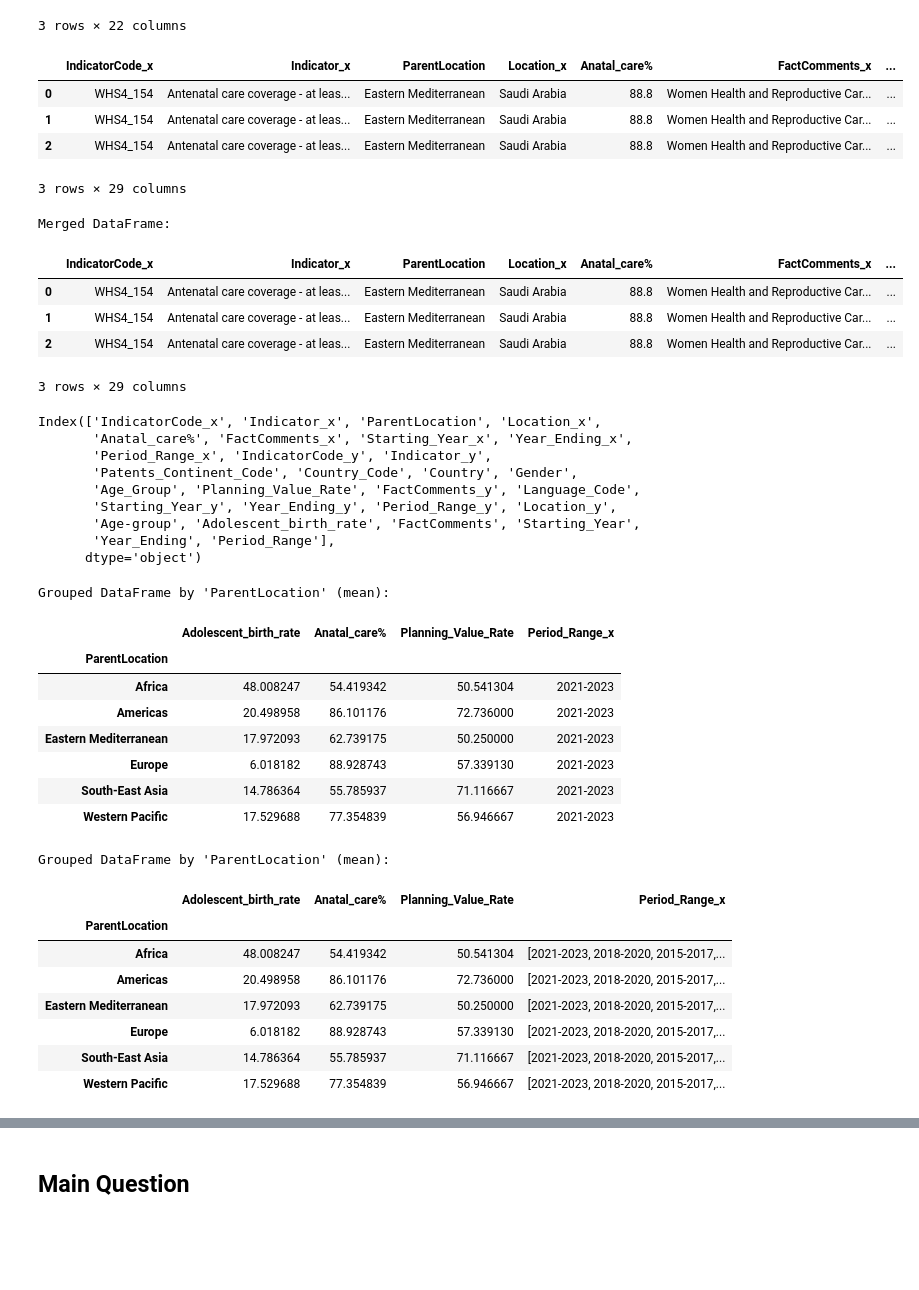
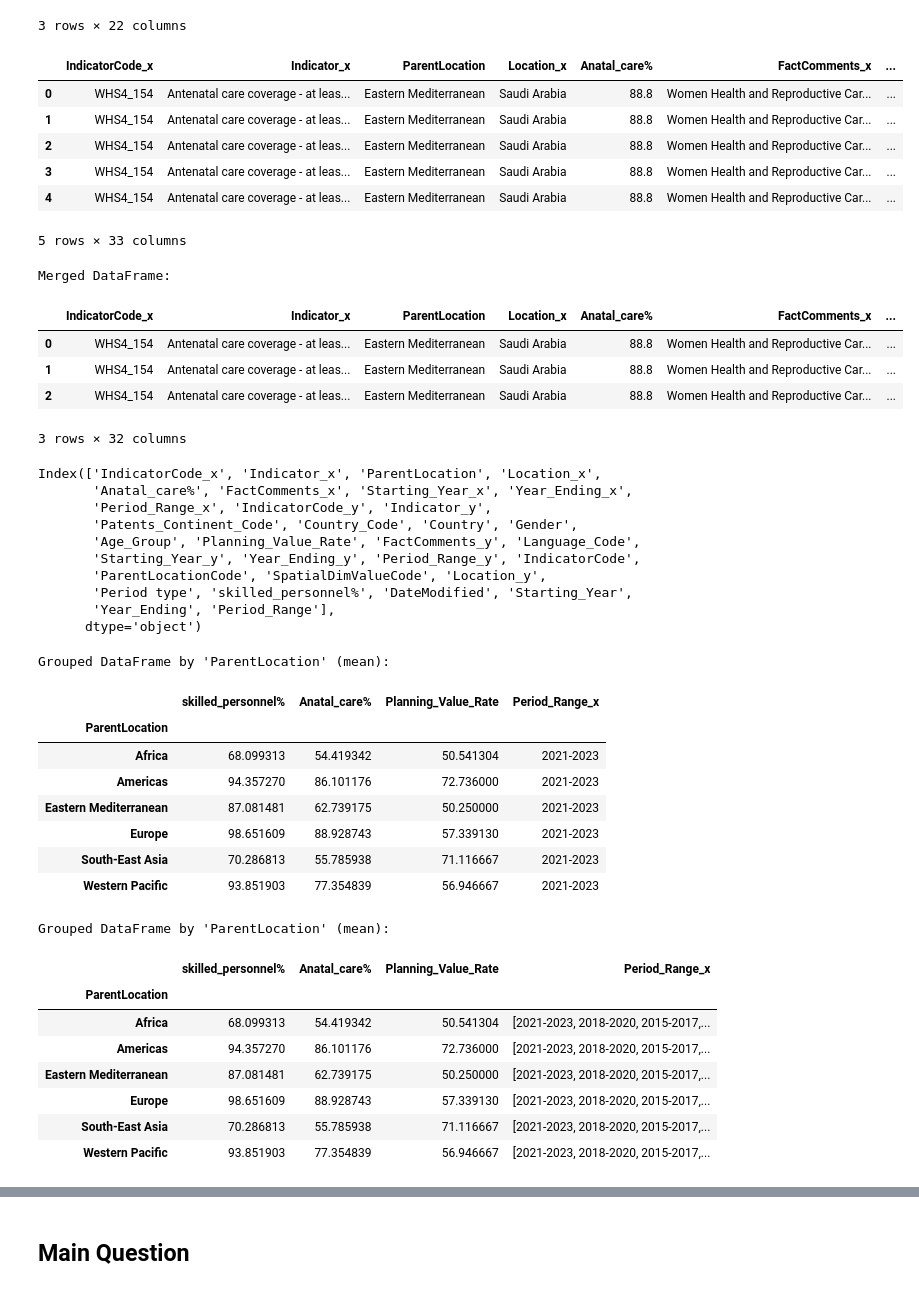
Before and after one commit to laurar9889/Project_3_Team_1, a Jupyter notebook: main_file.ipynb, the cells around one changed output, grey strips where cells are left out. Cells and saved outputs as stored; diff of their text form; code cells hidden in the pictures; blank space fills up the shorter version.

```diff
--- a/main_file.ipynb
+++ b/main_file.ipynb
@@ -1460,7 +1460,7 @@ correlation
 # Load the CSV files into DataFrames
 df1 = pd.read_csv('Output/care_coverage.csv')
 df2 = pd.read_csv('Output/family_planning.csv')
-df3 = pd.read_csv('Output/adolescent_births.csv')
+df3 = pd.read_csv('Output/skilled_personnel.csv')
 # %%
 df2.rename(columns={'Year_Period_Range': 'Period_Range', 'ParentLocation_Continent': 'ParentLocation'}, inplace=True)
 
@@ -1495,13 +1495,15 @@ merged_df.head(3)
 # %%
 # Merge merged_df and df3 on 'ParentLocation'
 final_merged_df= pd.merge(merged_df , df3, on='ParentLocation', how='inner')
-final_merged_df.head(3)
+final_merged_df.head(5)
 # %% [output]
 |  | IndicatorCode_x | Indicator_x | ParentLocation | Location_x | Anatal_care% | FactComments_x | ... |
 | 0 | WHS4_154 | Antenatal care coverage - at leas... | Eastern Mediterranean | Saudi Arabia | 88.8 | Women Health and Reproductive Car... | ... |
 | 1 | WHS4_154 | Antenatal care coverage - at leas... | Eastern Mediterranean | Saudi Arabia | 88.8 | Women Health and Reproductive Car... | ... |
 | 2 | WHS4_154 | Antenatal care coverage - at leas... | Eastern Mediterranean | Saudi Arabia | 88.8 | Women Health and Reproductive Car... | ... |
+| 3 | WHS4_154 | Antenatal care coverage - at leas... | Eastern Mediterranean | Saudi Arabia | 88.8 | Women Health and Reproductive Car... | ... |
+| 4 | WHS4_154 | Antenatal care coverage - at leas... | Eastern Mediterranean | Saudi Arabia | 88.8 | Women Health and Reproductive Car... | ... |
-3 rows × 29 columns
+5 rows × 33 columns
 # %%
 # Drop columns with NaN values
 final_merged_df.dropna(axis=1, inplace=True)
@@ -1513,7 +1515,7 @@ Merged DataFrame:
 | 0 | WHS4_154 | Antenatal care coverage - at leas... | Eastern Mediterranean | Saudi Arabia | 88.8 | Women Health and Reproductive Car... | ... |
 | 1 | WHS4_154 | Antenatal care coverage - at leas... | Eastern Mediterranean | Saudi Arabia | 88.8 | Women Health and Reproductive Car... | ... |
 | 2 | WHS4_154 | Antenatal care coverage - at leas... | Eastern Mediterranean | Saudi Arabia | 88.8 | Women Health and Reproductive Car... | ... |
-3 rows × 29 columns
+3 rows × 32 columns
 # %%
 print(final_merged_df.columns)
 # %% [output]
@@ -1522,8 +1524,9 @@ Index(['IndicatorCode_x', 'Indicator_x', 'ParentLocation', 'Location_x',
        'Period_Range_x', 'IndicatorCode_y', 'Indicator_y',
        'Patents_Continent_Code', 'Country_Code', 'Country', 'Gender',
        'Age_Group', 'Planning_Value_Rate', 'FactComments_y', 'Language_Code',
-       'Starting_Year_y', 'Year_Ending_y', 'Period_Range_y', 'Location_y',
-       'Age-group', 'Adolescent_birth_rate', 'FactComments', 'Starting_Year',
+       'Starting_Year_y', 'Year_Ending_y', 'Period_Range_y', 'IndicatorCode',
+       'ParentLocationCode', 'SpatialDimValueCode', 'Location_y',
+       'Period type', 'skilled_personnel%', 'DateModified', 'Starting_Year',
        'Year_Ending', 'Period_Range'],
       dtype='object')
 # %%
@@ -1533,13 +1536,13 @@ subset_df = final_merged_df[['ParentLocation','Adolescent_birth_rate','Anatal_ca
 df = pd.DataFrame(subset_df)
 # %%
 # Ensure that all percentage columns are numeric
-df['Adolescent_birth_rate'] = pd.to_numeric(df['Adolescent_birth_rate'], errors='coerce')
+df['skilled_personnel%'] = pd.to_numeric(df['skilled_personnel%'], errors='coerce')
 df['Anatal_care%'] = pd.to_numeric(df['Anatal_care%'], errors='coerce')
 df['Planning_Value_Rate'] = pd.to_numeric(df['Planning_Value_Rate'], errors='coerce')
 
 # Group by 'ParentLocation' and calculate the mean for each percentage column
 grouped_df_mean = df.groupby('ParentLocation').agg({
-    'Adolescent_birth_rate': 'mean',
+    'skilled_personnel%': 'mean',
     'Anatal_care%': 'mean',
     'Planning_Value_Rate': 'mean',
     'Period_Range_x': 'first'
@@ -1549,24 +1552,24 @@ print("\nGrouped DataFrame by 'ParentLocation' (mean):")
 grouped_df_mean
 # %% [output]
 Grouped DataFrame by 'ParentLocation' (mean):
-|  | Adolescent_birth_rate | Anatal_care% | Planning_Value_Rate | Period_Range_x |
+|  | skilled_personnel% | Anatal_care% | Planning_Value_Rate | Period_Range_x |
 | ParentLocation |  |  |  |  |
-| Africa | 48.008247 | 54.419342 | 50.541304 | 2021-2023 |
-| Americas | 20.498958 | 86.101176 | 72.736000 | 2021-2023 |
-| Eastern Mediterranean | 17.972093 | 62.739175 | 50.250000 | 2021-2023 |
-| Europe | 6.018182 | 88.928743 | 57.339130 | 2021-2023 |
-| South-East Asia | 14.786364 | 55.785937 | 71.116667 | 2021-2023 |
-| Western Pacific | 17.529688 | 77.354839 | 56.946667 | 2021-2023 |
+| Africa | 68.099313 | 54.419342 | 50.541304 | 2021-2023 |
+| Americas | 94.357270 | 86.101176 | 72.736000 | 2021-2023 |
+| Eastern Mediterranean | 87.081481 | 62.739175 | 50.250000 | 2021-2023 |
+| Europe | 98.651609 | 88.928743 | 57.339130 | 2021-2023 |
+| South-East Asia | 70.286813 | 55.785938 | 71.116667 | 2021-2023 |
+| Western Pacific | 93.851903 | 77.354839 | 56.946667 | 2021-2023 |
 # %%
 # Ensure that all percentage columns are numeric
-df['Adolescent_birth_rate'] = pd.to_numeric(df['Adolescent_birth_rate'], errors='coerce')
+df['skilled_personnel%'] = pd.to_numeric(df['skilled_personnel%'], errors='coerce')
 df['Anatal_care%'] = pd.to_numeric(df['Anatal_care%'], errors='coerce')
 df['Planning_Value_Rate'] = pd.to_numeric(df['Planning_Value_Rate'], errors='coerce')
 
 # Group by 'ParentLocation' and calculate the mean for each percentage column
 # Keep all unique period ranges in a list
 grouped_df_mean = df.groupby('ParentLocation').agg({
-    'Adolescent_birth_rate': 'mean',
+    'skilled_personnel%': 'mean',
     'Anatal_care%': 'mean',
     'Planning_Value_Rate': 'mean',
     'Period_Range_x': lambda x: list(x.unique())  # Keep unique period ranges in a list
@@ -1576,13 +1579,13 @@ print("\nGrouped DataFrame by 'ParentLocation' (mean):")
 grouped_df_mean
 # %% [output]
 Grouped DataFrame by 'ParentLocation' (mean):
-|  | Adolescent_birth_rate | Anatal_care% | Planning_Value_Rate | Period_Range_x |
+|  | skilled_personnel% | Anatal_care% | Planning_Value_Rate | Period_Range_x |
 | ParentLocation |  |  |  |  |
-| Africa | 48.008247 | 54.419342 | 50.541304 | [2021-2023, 2018-2020, 2015-2017,... |
-| Americas | 20.498958 | 86.101176 | 72.736000 | [2021-2023, 2018-2020, 2015-2017,... |
-| Eastern Mediterranean | 17.972093 | 62.739175 | 50.250000 | [2021-2023, 2018-2020, 2015-2017,... |
-| Europe | 6.018182 | 88.928743 | 57.339130 | [2021-2023, 2018-2020, 2015-2017,... |
-| South-East Asia | 14.786364 | 55.785937 | 71.116667 | [2021-2023, 2018-2020, 2015-2017,... |
-| Western Pacific | 17.529688 | 77.354839 | 56.946667 | [2021-2023, 2018-2020, 2015-2017,... |
+| Africa | 68.099313 | 54.419342 | 50.541304 | [2021-2023, 2018-2020, 2015-2017,... |
+| Americas | 94.357270 | 86.101176 | 72.736000 | [2021-2023, 2018-2020, 2015-2017,... |
+| Eastern Mediterranean | 87.081481 | 62.739175 | 50.250000 | [2021-2023, 2018-2020, 2015-2017,... |
+| Europe | 98.651609 | 88.928743 | 57.339130 | [2021-2023, 2018-2020, 2015-2017,... |
+| South-East Asia | 70.286813 | 55.785938 | 71.116667 | [2021-2023, 2018-2020, 2015-2017,... |
+| Western Pacific | 93.851903 | 77.354839 | 56.946667 | [2021-2023, 2018-2020, 2015-2017,... |
 # %%
 # Ensure that all percentage columns are numeric
```
Also changed, not shown: parts of 10 cells of this notebook, 5 other files.
